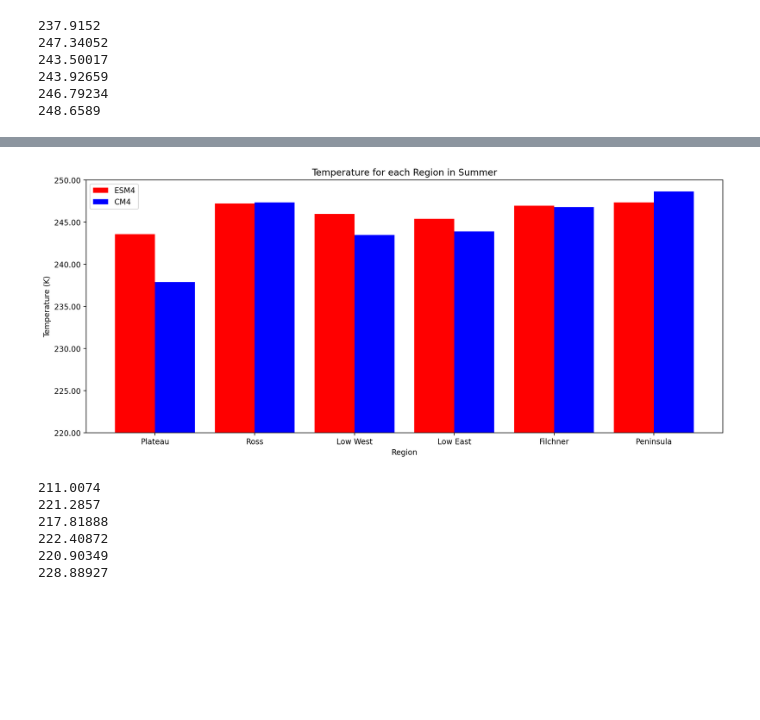
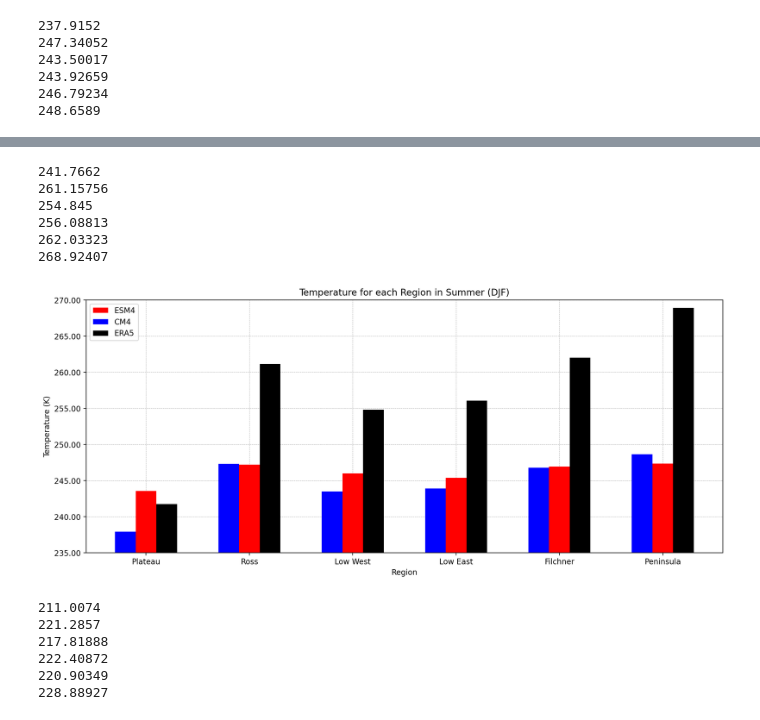
Before and after one commit to twass21/katabatic_winds, a Jupyter notebook: temp_bar_plots.ipynb, the cells around one changed output, grey strips where cells are left out. Saved outputs shown, nothing was run; the diff lists cells and outputs as text; code cells hidden in the pictures; blank space fills up the shorter version.

Commit message:
bar plots

```diff
--- a/temp_bar_plots.ipynb
+++ b/temp_bar_plots.ipynb
@@ -198,40 +325,63 @@ pen_value_ESM4_summer=print(peninsula_temp_summer_ESM4.values)
 245.40067
 246.96098
 247.35742
+# %%
+plat_value_ERA5_summer=print(plateau_temp_summer_ERA5.values)
+ross_value_ERA5_summer= print(ross_temp_summer_ERA5.values)
+west_value_ERA5_summer=print(lowwest_temp_summer_ERA5.values)
+east_value_ERA5_summer=print(loweast_temp_summer_ERA5.values)
+filch_value_ERA5_summer=print(filchner_temp_summer_ERA5.values)
+pen_value_ERA5_summer=print(peninsula_temp_summer_ERA5.values)
+# %% [output]
+241.7662
+261.15756
+254.845
+256.08813
+262.03323
+268.92407
 # %%
 
 fig, ax= plt.subplots(figsize= (15,6))
 
 
 X = ['Plateau','Ross','Low West','Low East', 'Filchner', 'Peninsula']
 CM4 = [237.9152,
 247.34052,
 243.50017,
 243.92659,
 246.79234,
 248.6589]
 ESM4 = [243.57416,
 247.21832,
 245.98804,
 245.40067,
 246.96098,
 247.35742]
 
+ERA5=[241.7662,
+261.15756,
+254.845,
+256.08813,
+262.03323,
+268.92407
+     ]
 X_axis = np.arange(len(X))
 
-plt.bar(X_axis - 0.2, ESM4, 0.4, label = 'ESM4', color='r')
-plt.bar(X_axis + 0.2, CM4, 0.4, label = 'CM4', color= 'blue')
-
+plt.bar(X_axis, ESM4, 0.2, label = 'ESM4', color='r')
+plt.bar(X_axis - 0.2, CM4, 0.2, label = 'CM4', color= 'blue')
+plt.bar(X_axis + 0.2, ERA5, 0.2, label= 'ERA5', color= 'k')
+ax.grid(linewidth=0.5, linestyle= '--')
+ax.set_axisbelow(True)
 plt.xticks(X_axis, X)
 plt.xlabel("Region")
 plt.ylabel("Temperature (K)")
-plt.title("Temperature for each Region in Summer")
+plt.title("Temperature for each Region in Summer (DJF)")
 plt.legend()
-plt.ylim(220,250)
+plt.ylim(235,270)
 ax.yaxis.set_major_formatter(FormatStrFormatter('%.2f'))
 plt.show()
 # %% [output]
-[figure, old version]
+[figure, new version]
 # %%
 plat_value_CM4_winter=print(plateau_temp_winter_CM4.values)
 ross_value_CM4_winter= print(ross_temp_winter_CM4.values)
```
Also changed, not shown: parts of 27 cells of this notebook.
